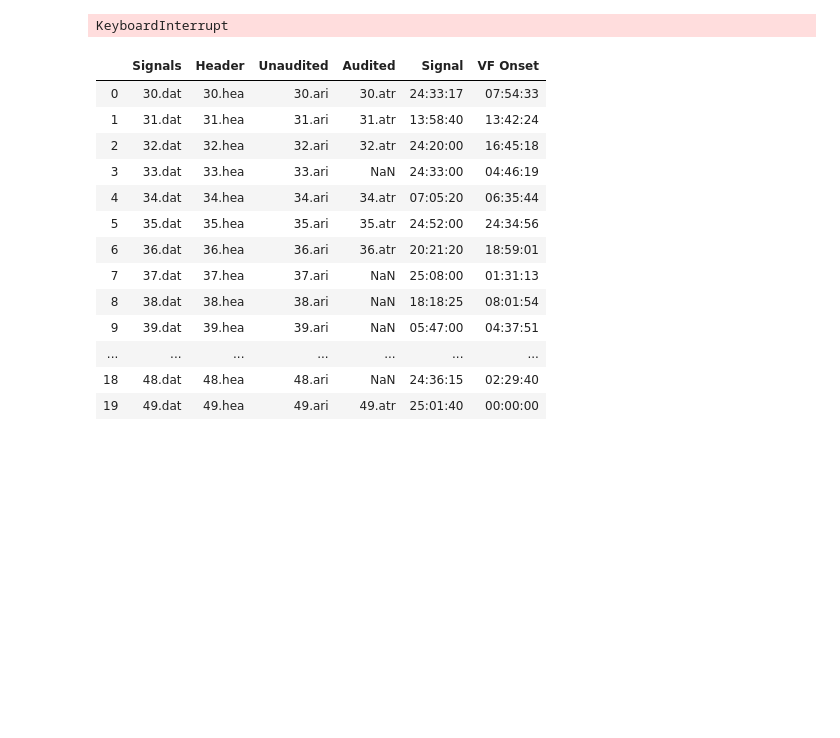
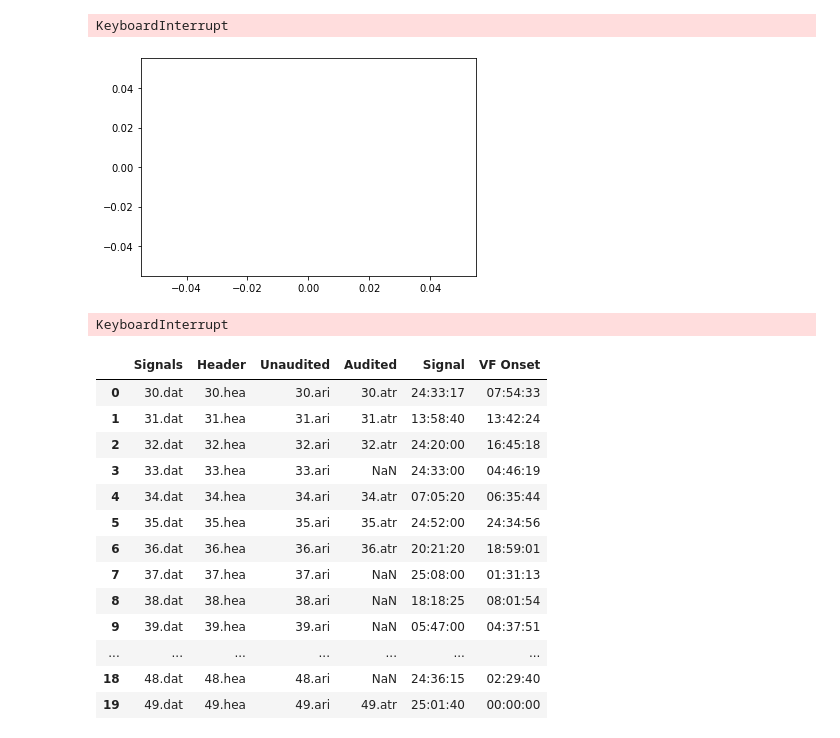
Before and after one commit to leandro-sartini/sudden_death_tcc, a Jupyter notebook: notebooks/preprocessing/Transform Holter into Images.ipynb, the cells around one changed output. Saved outputs shown, nothing was run; the diff lists cells and outputs as text; code cells hidden in the pictures; blank space fills up the shorter version.

Commit message:
Fixed preprocessing to enhance images

```diff
--- a/notebooks/preprocessing/Transform Holter into Images.ipynb
+++ b/notebooks/preprocessing/Transform Holter into Images.ipynb
@@ -28,3 +8,5 @@ import seaborn as sns
 import urllib
 import csv
 import gc
+# %%
+df = pd.read_csv('../../data/raw/sudden_death_patients/37.txt',sep=';')
@@ -30,0 +36,6 @@ import gc
+# %%
+sns.lineplot(x=df.index,y=df['0'])
+plt.show()
+# %% [output]
+KeyboardInterrupt
+[figure, added]
```
Also changed, not shown: parts of 16 cells of this notebook, 2 other files.
